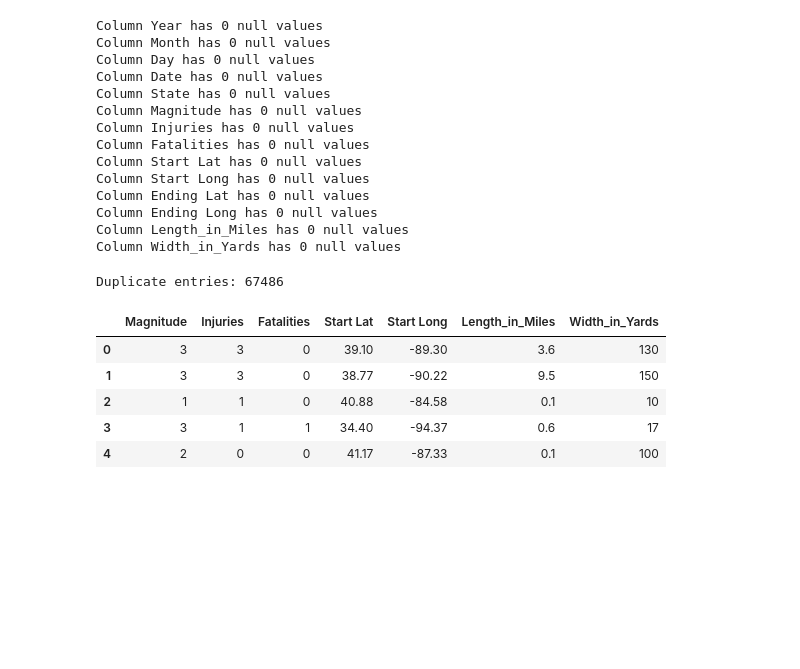
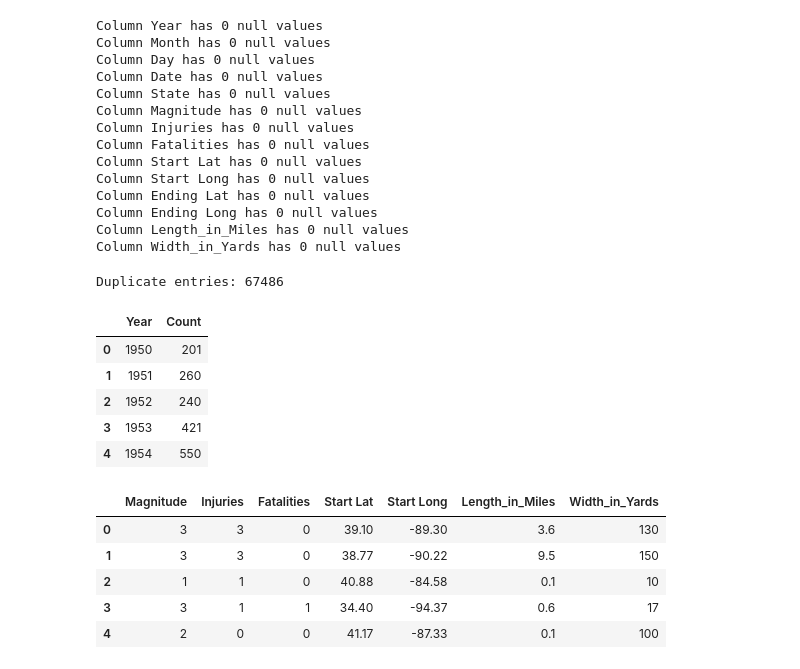
Before and after one commit to amiecostello22/Tornado_Alley, a Jupyter notebook: ML_Model.ipynb, the cells around one changed output. Drawn from its saved outputs; the diff is of its cells as text; code cells hidden in the pictures; blank space fills up the shorter version.

```diff
--- a/ML_Model.ipynb
+++ b/ML_Model.ipynb
@@ -120,6 +120,18 @@ Column Width_in_Yards has 0 null values
 print(f"Duplicate entries: {tornado_df[('Year')].duplicated().sum()}")
 # %% [output]
 Duplicate entries: 67486
+# %%
+# Create Year total df to be recalled later
+count_df=pd.DataFrame(tornado_df.Year.value_counts(ascending=True).sort_index().reset_index())
+count_df.columns=['Year','Count']
+count_df.head()
+# %% [output]
+|  | Year | Count |
+| 0 | 1950 | 201 |
+| 1 | 1951 | 260 |
+| 2 | 1952 | 240 |
+| 3 | 1953 | 421 |
+| 4 | 1954 | 550 |
 # %%
 # drop columns if needed
 # inplace = True means we are using this database instead of reassigning data base
```
Also changed, not shown: parts of 17 cells of this notebook.
